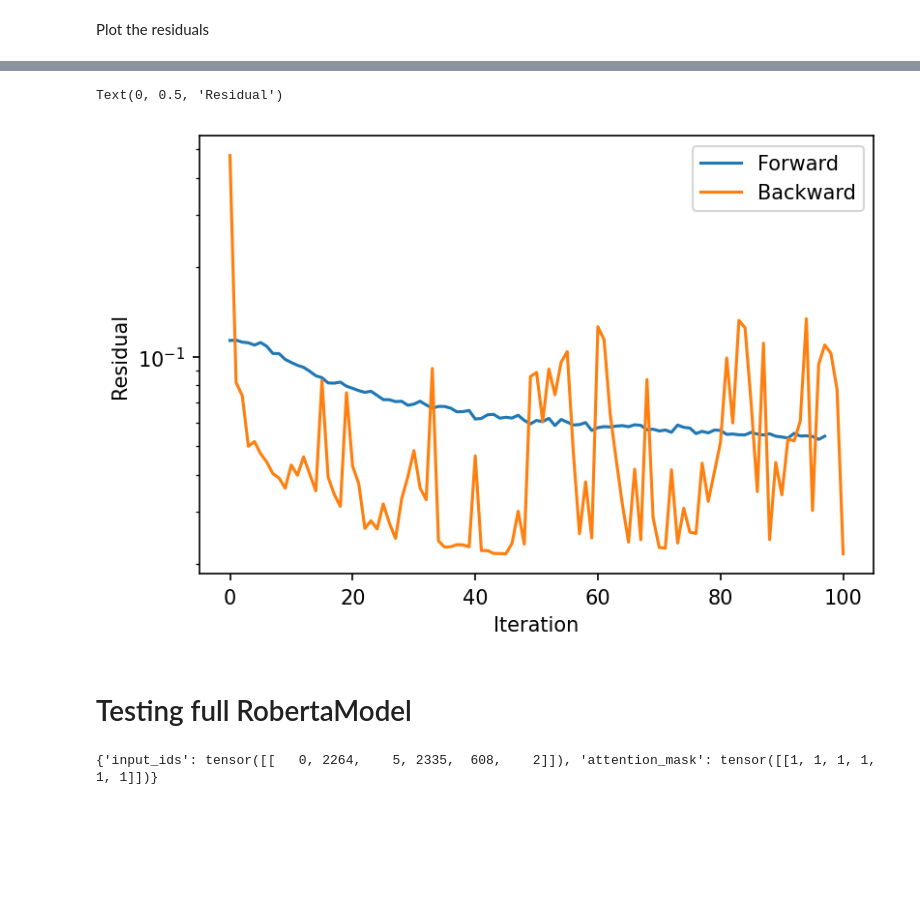
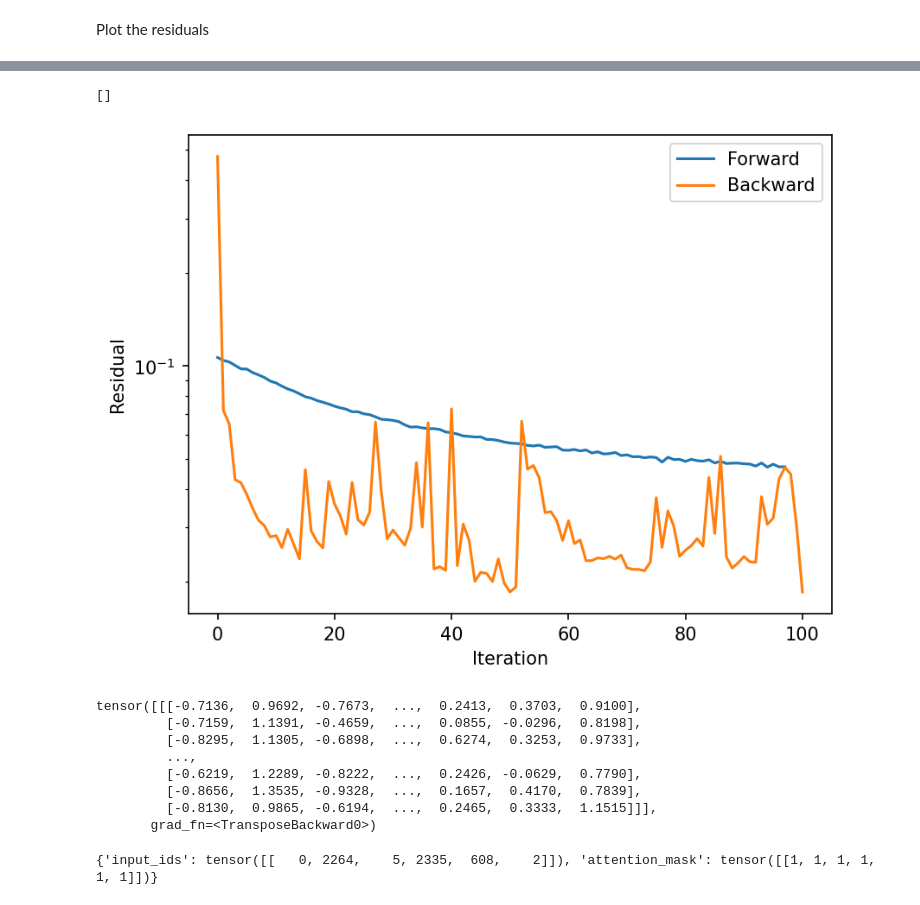
Before and after one commit to Clyde013/Deep-Equilibrium-BERT, a Jupyter notebook: deq_tests.ipynb, the cells around one changed output, grey strips where cells are left out. Cells and saved outputs as stored; diff of their text form; code cells hidden in the pictures; blank space fills up the shorter version.

```diff
--- a/deq_tests.ipynb
+++ b/deq_tests.ipynb
@@ -222,5 +230,7 @@ True
 # %% [markdown]
 Plot the residuals
 # %%
-layer = DEQRobertaLayer(config)
+config = DEQBertConfig(is_decoder=False, training=False)
+layer = DEQBertLayer(config)
+#layer = DEQRobertaLayer(config)
 layer = layer.apply(init_weights)
@@ -245,12 +236,0 @@ backward out nstep: 1
-# %%
-plt.figure(dpi=150)
-plt.semilogy(layer.forward_res)
-plt.semilogy(layer.backward_res)
-plt.legend(['Forward', 'Backward'])
-plt.xlabel("Iteration")
-plt.ylabel("Residual")
-# %% [output]
-Text(0, 0.5, 'Residual')
-[figure, removed]
-# %% [markdown]
-# Testing full RobertaModel
@@ -257,3 +241,25 @@ Text(0, 0.5, 'Residual')
+# %%
+plt.figure(dpi=150)
+plt.semilogy(layer.forward_out['rel_trace'])
+plt.semilogy(layer.backward_out['rel_trace'])
+plt.legend(['Forward', 'Backward'])
+plt.xlabel("Iteration")
+plt.ylabel("Residual")
+plt.plot()
+# %% [output]
+[]
+[figure, added]
+# %%
+out
+# %% [output]
+tensor([[[-0.7136,  0.9692, -0.7673,  ...,  0.2413,  0.3703,  0.9100],
+         [-0.7159,  1.1391, -0.4659,  ...,  0.0855, -0.0296,  0.8198],
+         [-0.8295,  1.1305, -0.6898,  ...,  0.6274,  0.3253,  0.9733],
+         ...,
+         [-0.6219,  1.2289, -0.8222,  ...,  0.2426, -0.0629,  0.7790],
+         [-0.8656,  1.3535, -0.9328,  ...,  0.1657,  0.4170,  0.7839],
+         [-0.8130,  0.9865, -0.6194,  ...,  0.2465,  0.3333,  1.1515]]],
+       grad_fn=<TransposeBackward0>)
 # %%
 import torch
 from DEQBert.DEQBert import DEQBertModel
```
Also changed, not shown: parts of 27 cells of this notebook, 1 other file.
